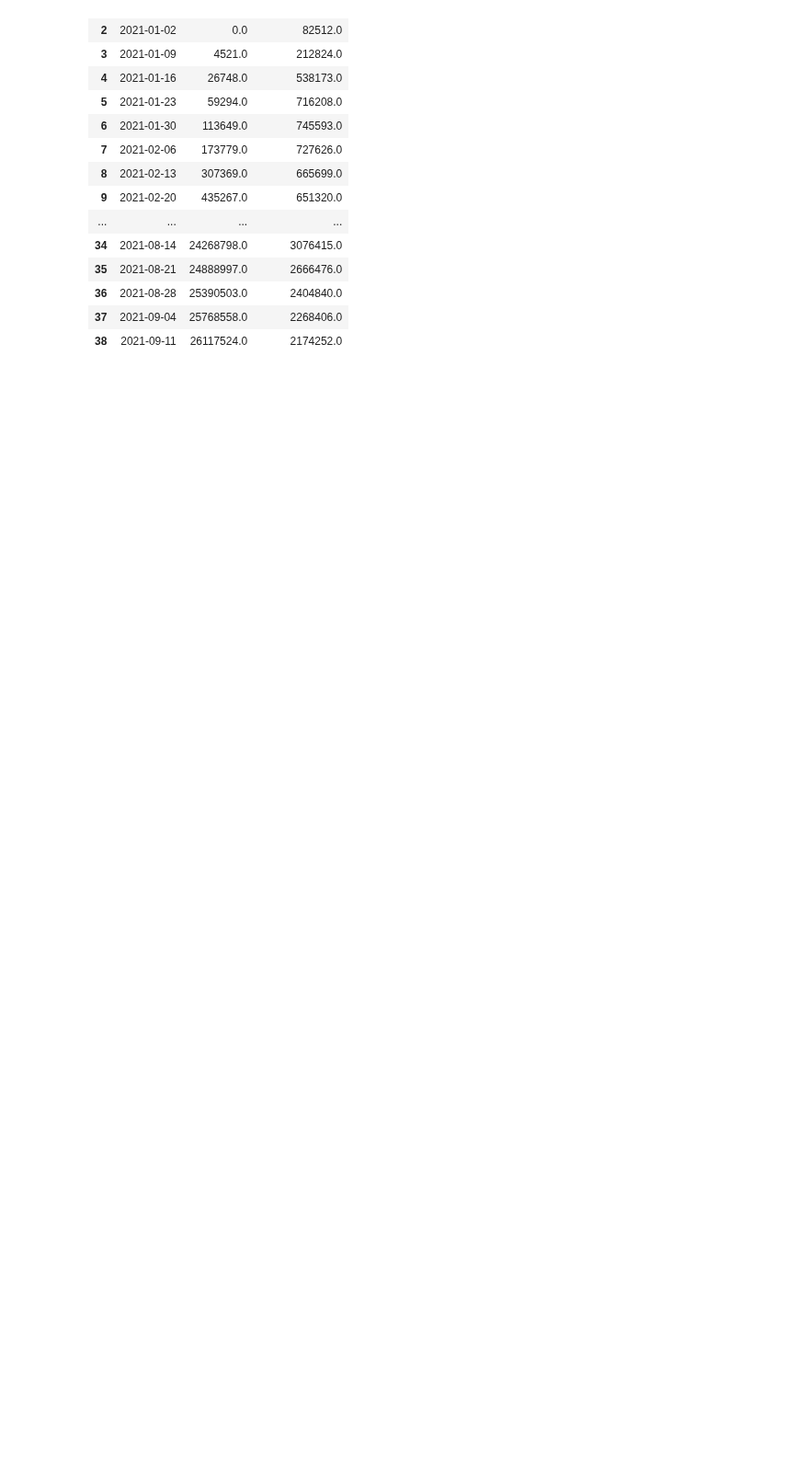
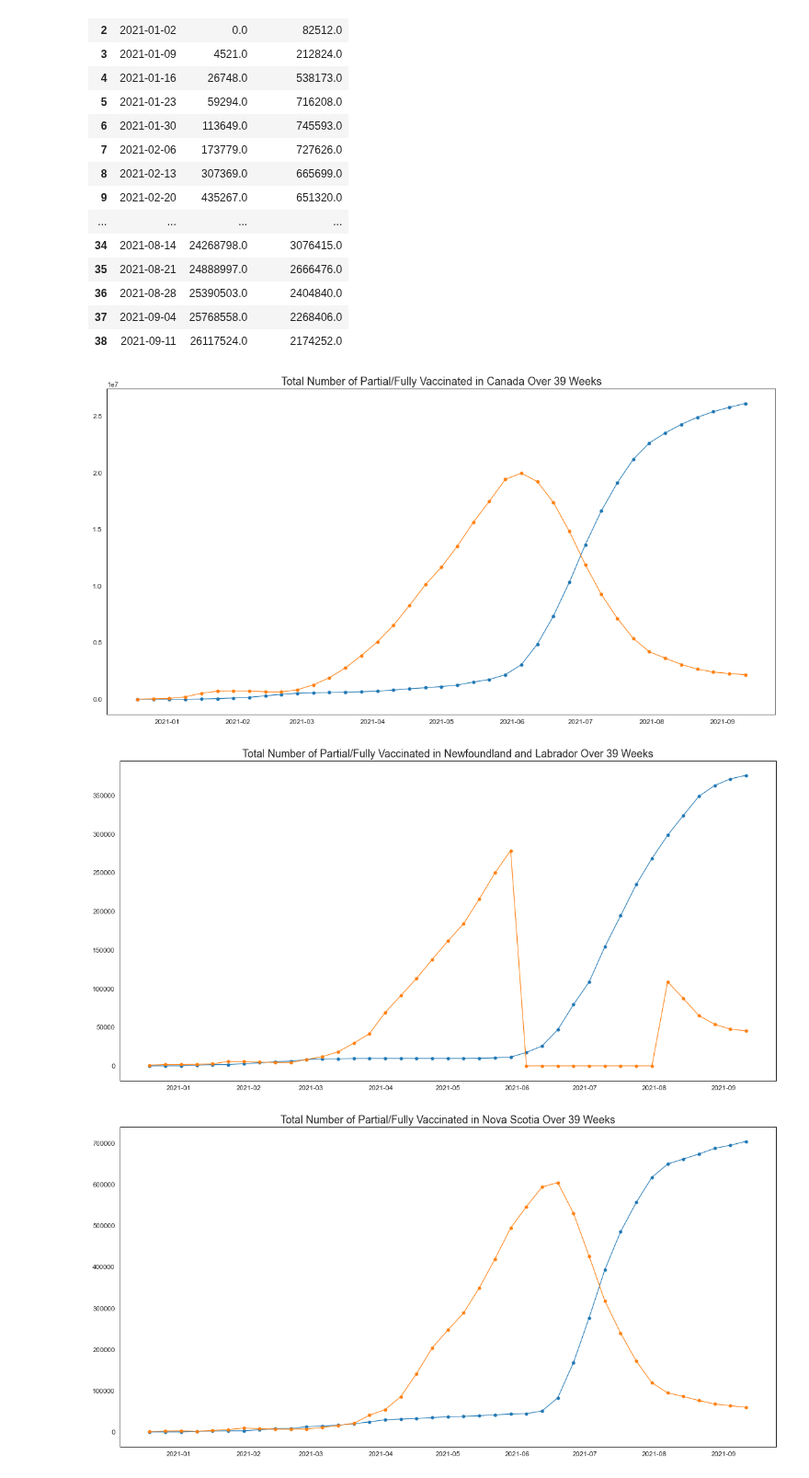
Before and after one commit to data301-2021-winter1/group48-project, a Jupyter notebook: notebooks/analysis1.ipynb, the cells around one changed output. Shown at 92% size. Saved outputs shown, nothing was run; the diff lists cells and outputs as text; code cells hidden in the pictures; blank space fills up the shorter version.

Commit message:
Acquired Graphs For all regions

```diff
--- a/notebooks/analysis1.ipynb
+++ b/notebooks/analysis1.ipynb
@@ -293,3 +295,17 @@ display(dff)
 | 36 | 2021-08-28 | 25390503.0 | 2404840.0 |
 | 37 | 2021-09-04 | 25768558.0 | 2268406.0 |
 | 38 | 2021-09-11 | 26117524.0 | 2174252.0 |
+# %%
+import project_functions1 as pf
+
+df7 = pf.load_and_process("../data/raw/vaccination-coverage-byVaccineType.csv")
+
+regionid = df7['pruid'].unique()
+
+for e in regionid:
+    dfq = pf.databyRegion(df7, e)
+    pf.viscompar(dfq, e)
+# %% [output]
+[figure, added]
+[figure, added]
+[figure, added]
```
Also changed, not shown: parts of 5 cells of this notebook, 1 other file.
